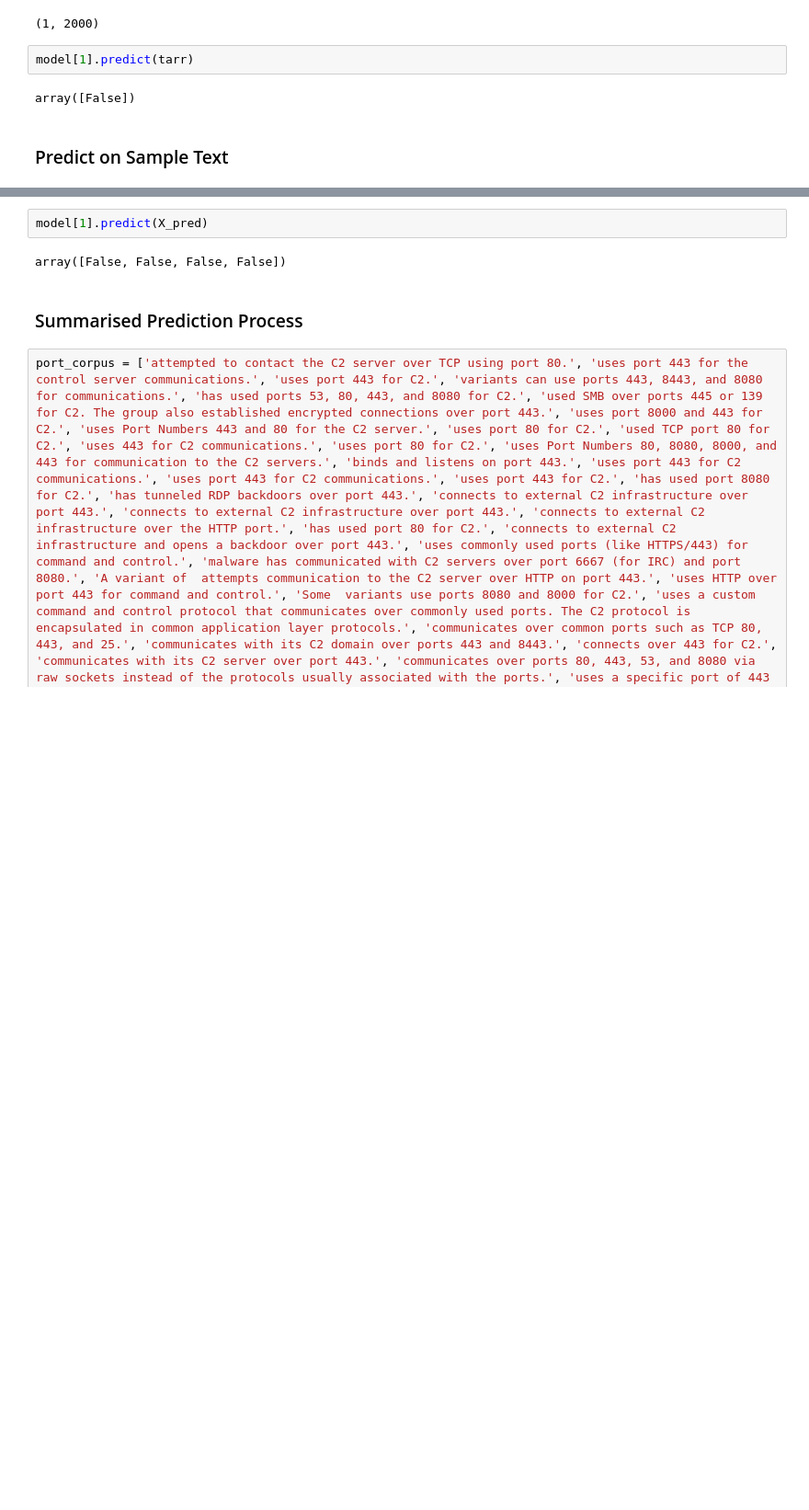
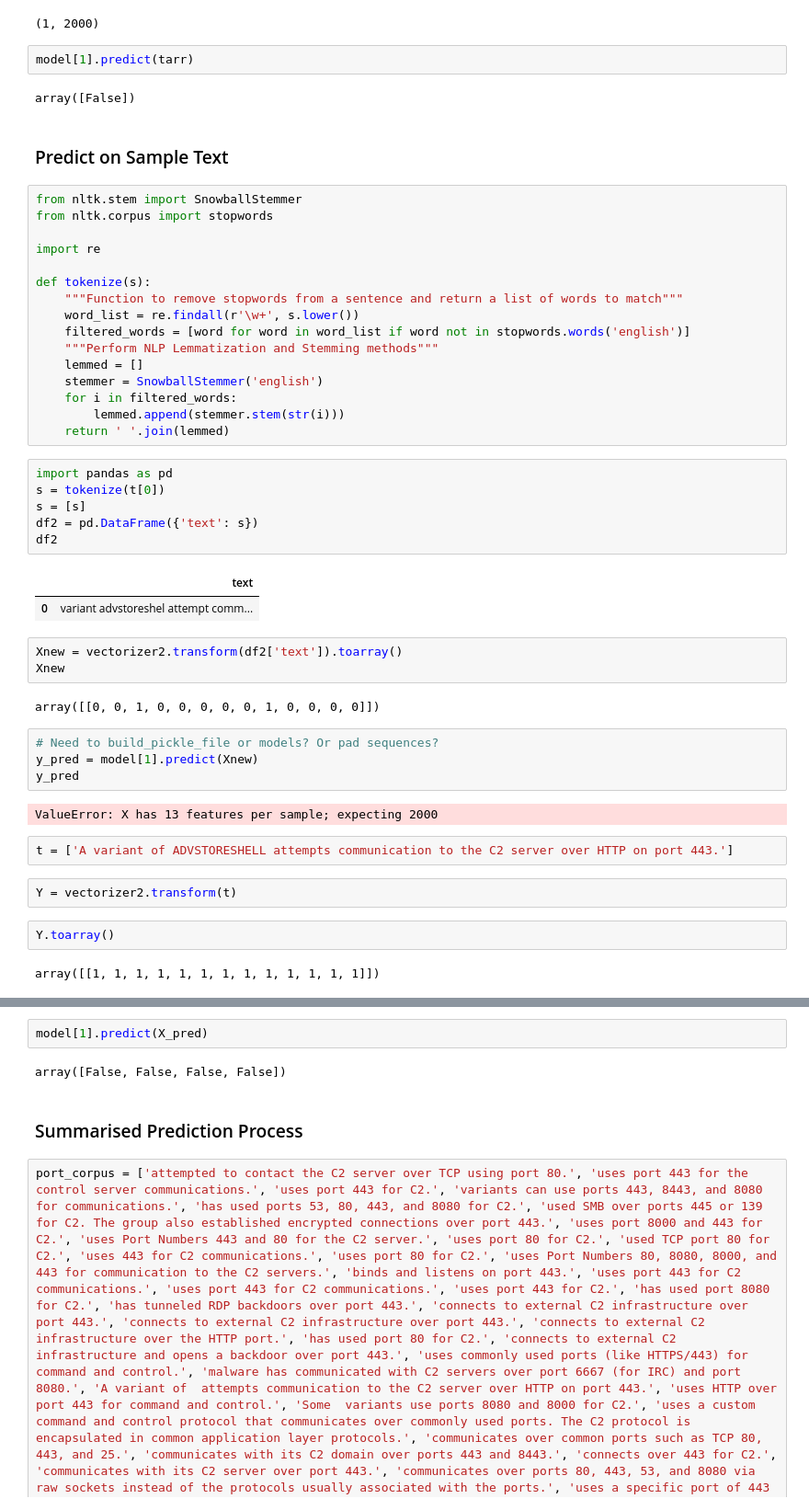
Before and after one commit to AllardQuek/tram, a Jupyter notebook: models/models.ipynb, the cells around one changed output, grey strips where cells are left out. Shown at 92% size. Saved outputs shown, nothing was run; the diff lists cells and outputs as text; blank space fills up the shorter version.

Commit message:
models experimenting

```diff
--- a/models/models.ipynb
+++ b/models/models.ipynb
@@ -124,6 +129,50 @@ model[1].predict(tarr)
 array([False])
 # %% [markdown]
 ### Predict on Sample Text
+# %%
+from nltk.stem import SnowballStemmer
+from nltk.corpus import stopwords
+
+import re
+
+def tokenize(s):
+    """Function to remove stopwords from a sentence and return a list of words to match"""
+    word_list = re.findall(r'\w+', s.lower())
+    filtered_words = [word for word in word_list if word not in stopwords.words('english')]
+    """Perform NLP Lemmatization and Stemming methods"""
+    lemmed = []
+    stemmer = SnowballStemmer('english')
+    for i in filtered_words:
+        lemmed.append(stemmer.stem(str(i)))
+    return ' '.join(lemmed)
+# %%
+import pandas as pd
+s = tokenize(t[0])
+s = [s]
+df2 = pd.DataFrame({'text': s})
+df2
+# %% [output]
+|  | text |
+| 0 | variant advstoreshel attempt comm... |
+# %%
+Xnew = vectorizer2.transform(df2['text']).toarray()
+Xnew
+# %% [output]
+array([[0, 0, 1, 0, 0, 0, 0, 0, 1, 0, 0, 0, 0]])
+# %%
+# Need to build_pickle_file or models? Or pad sequences?
+y_pred = model[1].predict(Xnew)
+y_pred
+# %% [output]
+ValueError: X has 13 features per sample; expecting 2000
+# %%
+t = ['A variant of ADVSTORESHELL attempts communication to the C2 server over HTTP on port 443.']
+# %%
+Y = vectorizer2.transform(t)
+# %%
+Y.toarray()
+# %% [output]
+array([[1, 1, 1, 1, 1, 1, 1, 1, 1, 1, 1, 1, 1]])
 # %%
 X.shape
 # %% [output]
```
Also changed, not shown: parts of 7 cells of this notebook, 2 other files.
